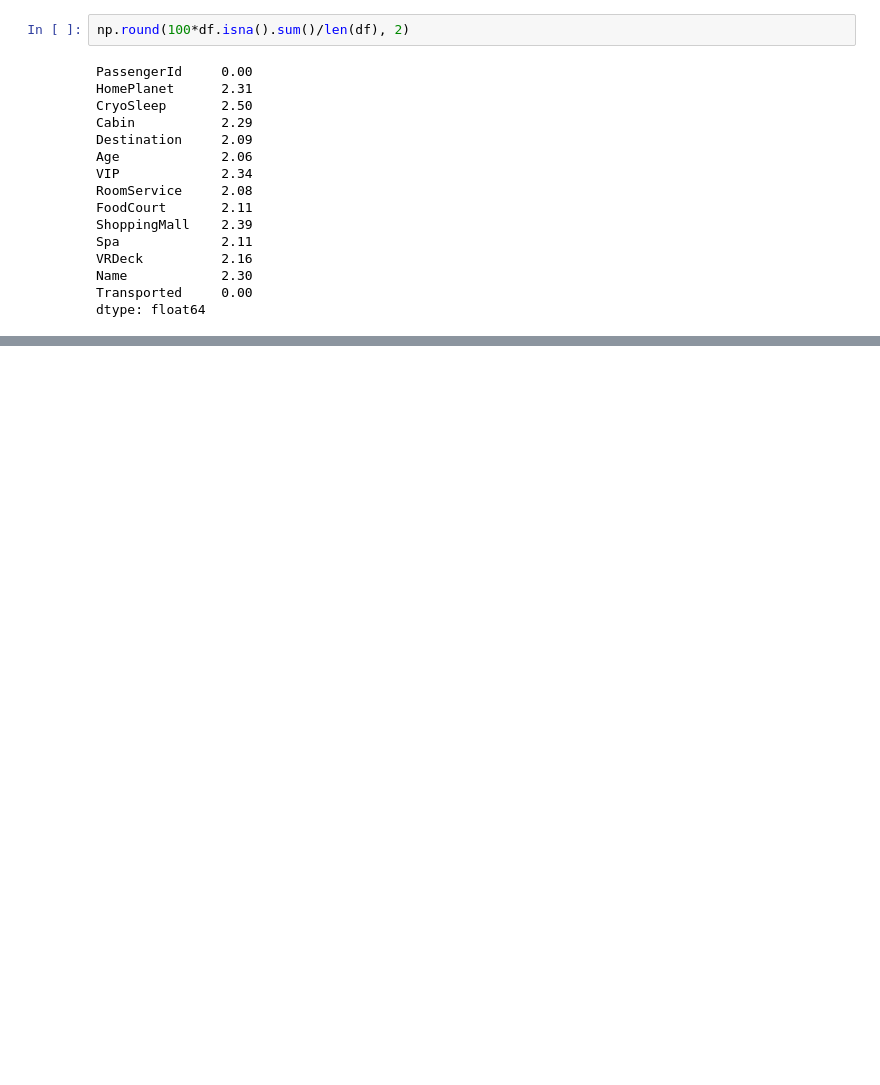
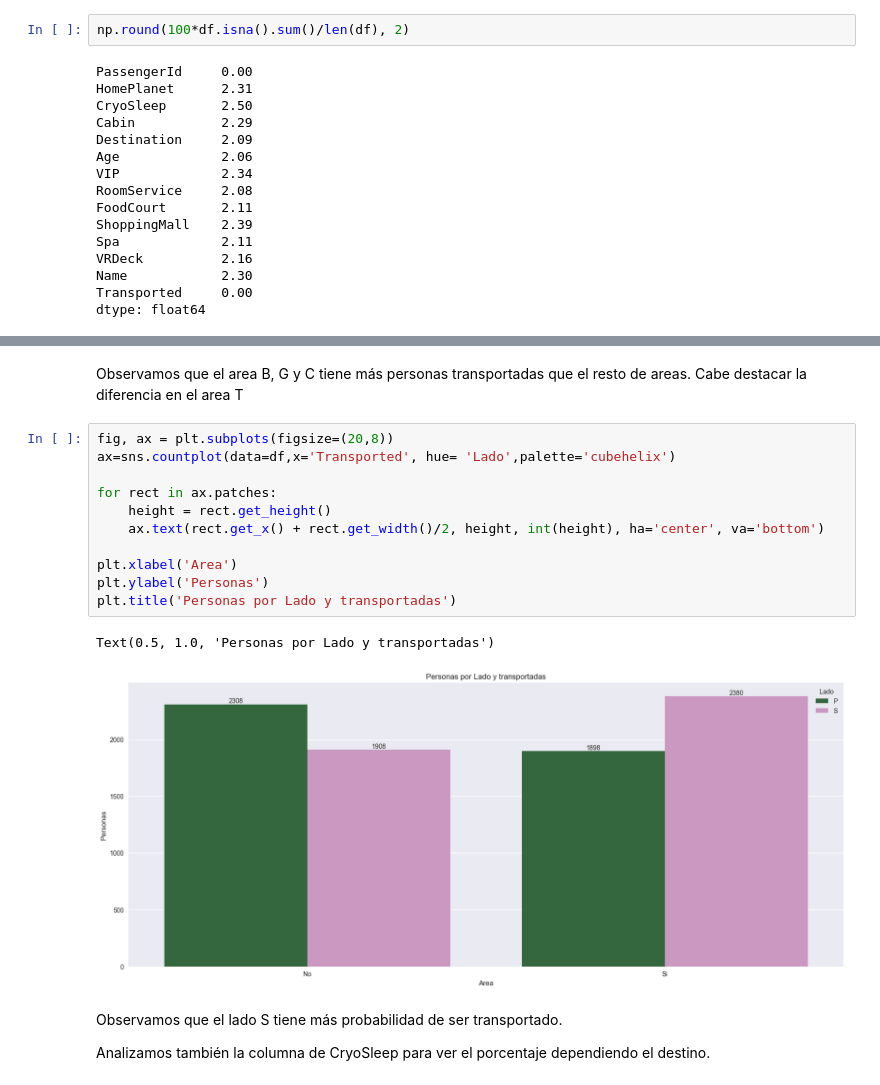
Before and after one commit to trecetreboles/titanic_space, a Jupyter notebook: main.ipynb, the cells around one changed output, grey strips where cells are left out. Saved outputs shown, nothing was run; the diff lists cells and outputs as text; blank space fills up the shorter version.

```diff
--- a/main.ipynb
+++ b/main.ipynb
@@ -148,0 +224,20 @@ NameError: name 'make_subplots' is not defined
+# %% [markdown]
+Observamos que el area B, G y C tiene más personas transportadas que el resto de areas. Cabe destacar la diferencia en el area T
+# %%
+fig, ax = plt.subplots(figsize=(20,8))
+ax=sns.countplot(data=df,x='Transported', hue= 'Lado',palette='cubehelix')
+
+for rect in ax.patches:
+    height = rect.get_height()
+    ax.text(rect.get_x() + rect.get_width()/2, height, int(height), ha='center', va='bottom')
+
+plt.xlabel('Area')
+plt.ylabel('Personas')
+plt.title('Personas por Lado y transportadas')
+# %% [output]
+Text(0.5, 1.0, 'Personas por Lado y transportadas')
+[figure, added]
+# %% [markdown]
+Observamos que el lado S tiene más probabilidad de ser transportado.
+
+Analizamos también la columna de CryoSleep para ver el porcentaje dependiendo el destino.
```
Also changed, not shown: parts of 34 cells of this notebook, 1 other file.
